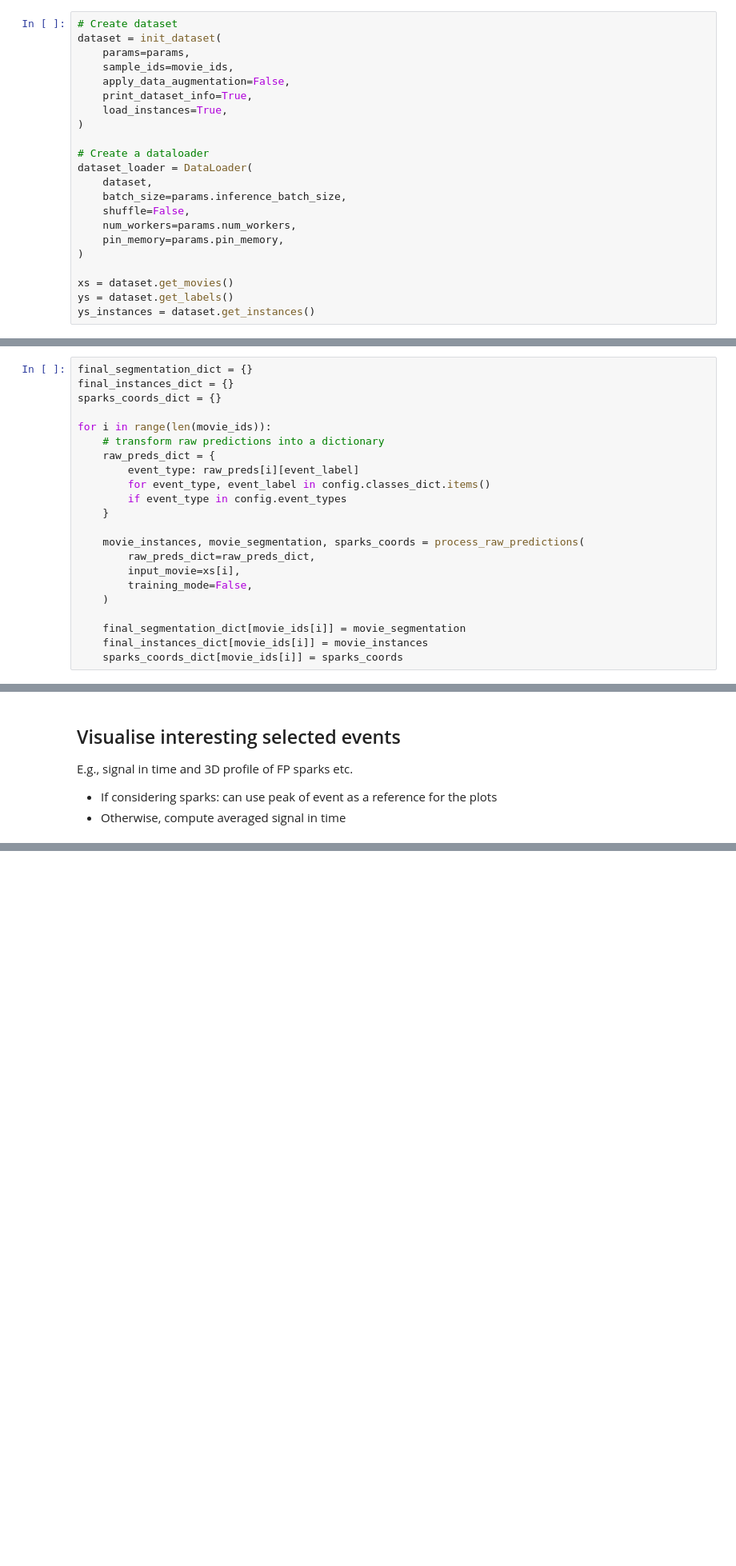
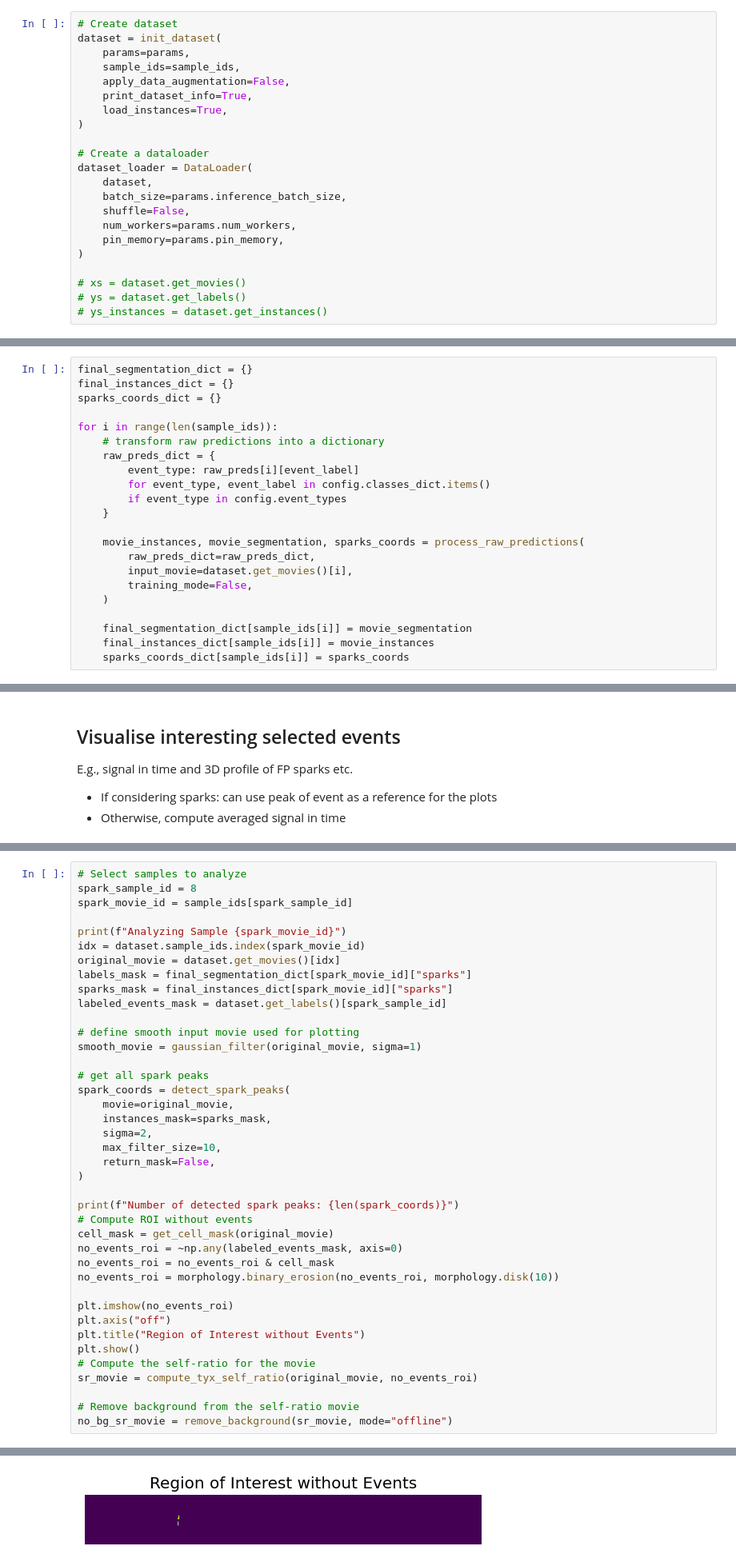
Before and after one commit to dottipr/sparks_project, a Jupyter notebook: notebooks/plot and analyse detected events.ipynb, the cells around one changed output, grey strips where cells are left out. Shown at 80% size. Saved outputs shown, nothing was run; the diff lists cells and outputs as text; blank space fills up the shorter version.

Commit message:
update data visualization

```diff
--- a/notebooks/plot and analyse detected events.ipynb
+++ b/notebooks/plot and analyse detected events.ipynb
@@ -94,7 +131,7 @@ os.makedirs(out_dir, exist_ok=True)
 # Create dataset
 dataset = init_dataset(
     params=params,
-    sample_ids=movie_ids,
+    sample_ids=sample_ids,
     apply_data_augmentation=False,
     print_dataset_info=True,
     load_instances=True,
@@ -109,7 +146,7 @@ dataset_loader = DataLoader(
     pin_memory=params.pin_memory,
 )
 
-xs = dataset.get_movies()
-ys = dataset.get_labels()
-ys_instances = dataset.get_instances()
+# xs = dataset.get_movies()
+# ys = dataset.get_labels()
+# ys_instances = dataset.get_instances()
 # %% [output]
@@ -175,7 +212,7 @@ final_segmentation_dict = {}
 final_instances_dict = {}
 sparks_coords_dict = {}
 
-for i in range(len(movie_ids)):
+for i in range(len(sample_ids)):
     # transform raw predictions into a dictionary
     raw_preds_dict = {
         event_type: raw_preds[i][event_label]
@@ -185,13 +222,13 @@ for i in range(len(movie_ids)):
 
     movie_instances, movie_segmentation, sparks_coords = process_raw_predictions(
         raw_preds_dict=raw_preds_dict,
-        input_movie=xs[i],
+        input_movie=dataset.get_movies()[i],
         training_mode=False,
     )
 
-    final_segmentation_dict[movie_ids[i]] = movie_segmentation
-    final_instances_dict[movie_ids[i]] = movie_instances
-    sparks_coords_dict[movie_ids[i]] = sparks_coords
+    final_segmentation_dict[sample_ids[i]] = movie_segmentation
+    final_instances_dict[sample_ids[i]] = movie_instances
+    sparks_coords_dict[sample_ids[i]] = sparks_coords
 # %% [markdown]
 ## Visualise preds in a sample movie
 # %%
@@ -505,0 +375,41 @@ plt.show()
+# %%
+# Select samples to analyze
+spark_sample_id = 8
+spark_movie_id = sample_ids[spark_sample_id]
+
+print(f"Analyzing Sample {spark_movie_id}")
+idx = dataset.sample_ids.index(spark_movie_id)
+original_movie = dataset.get_movies()[idx]
+labels_mask = final_segmentation_dict[spark_movie_id]["sparks"]
+sparks_mask = final_instances_dict[spark_movie_id]["sparks"]
+labeled_events_mask = dataset.get_labels()[spark_sample_id]
+
+# define smooth input movie used for plotting
+smooth_movie = gaussian_filter(original_movie, sigma=1)
+
+# get all spark peaks
+spark_coords = detect_spark_peaks(
+    movie=original_movie,
+    instances_mask=sparks_mask,
+    sigma=2,
+    max_filter_size=10,
+    return_mask=False,
+)
+
+print(f"Number of detected spark peaks: {len(spark_coords)}")
+# Compute ROI without events
+cell_mask = get_cell_mask(original_movie)
+no_events_roi = ~np.any(labeled_events_mask, axis=0)
+no_events_roi = no_events_roi & cell_mask
+no_events_roi = morphology.binary_erosion(no_events_roi, morphology.disk(10))
+
+plt.imshow(no_events_roi)
+plt.axis("off")
+plt.title("Region of Interest without Events")
+plt.show()
+# Compute the self-ratio for the movie
+sr_movie = compute_tyx_self_ratio(original_movie, no_events_roi)
+
+# Remove background from the self-ratio movie
+no_bg_sr_movie = remove_background(sr_movie, mode="offline")
+# %% [output]
@@ -505,0 +418 @@ plt.show()
+[figure, added]
```
Also changed, not shown: parts of 34 cells of this notebook, 5 other files.
